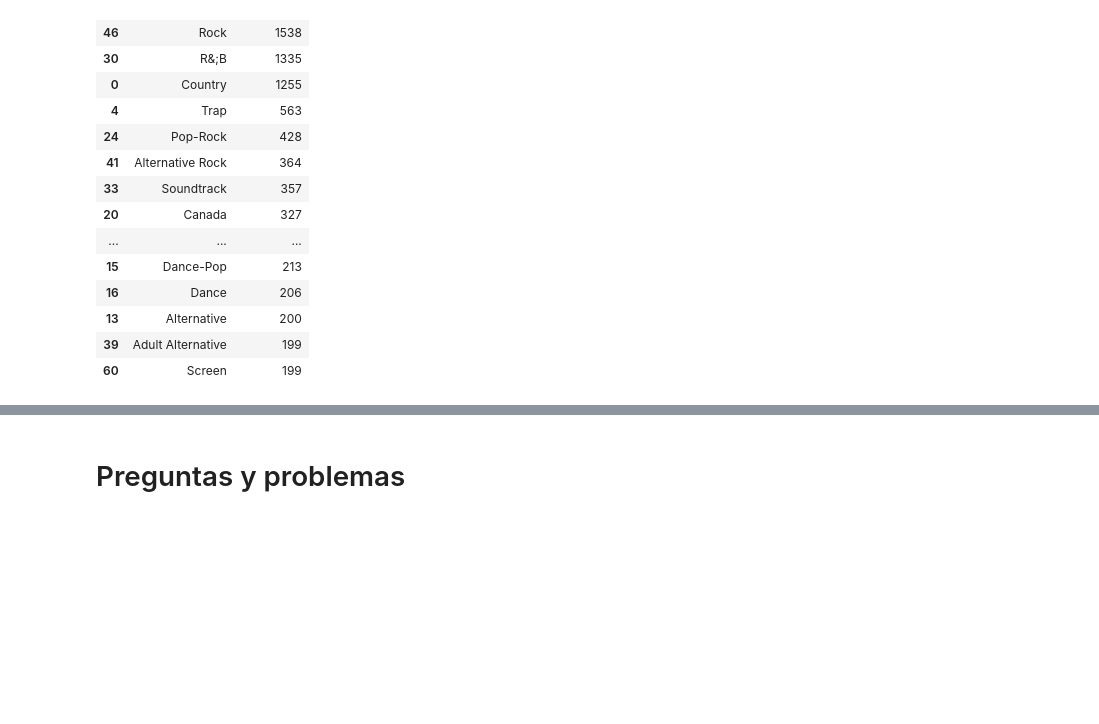
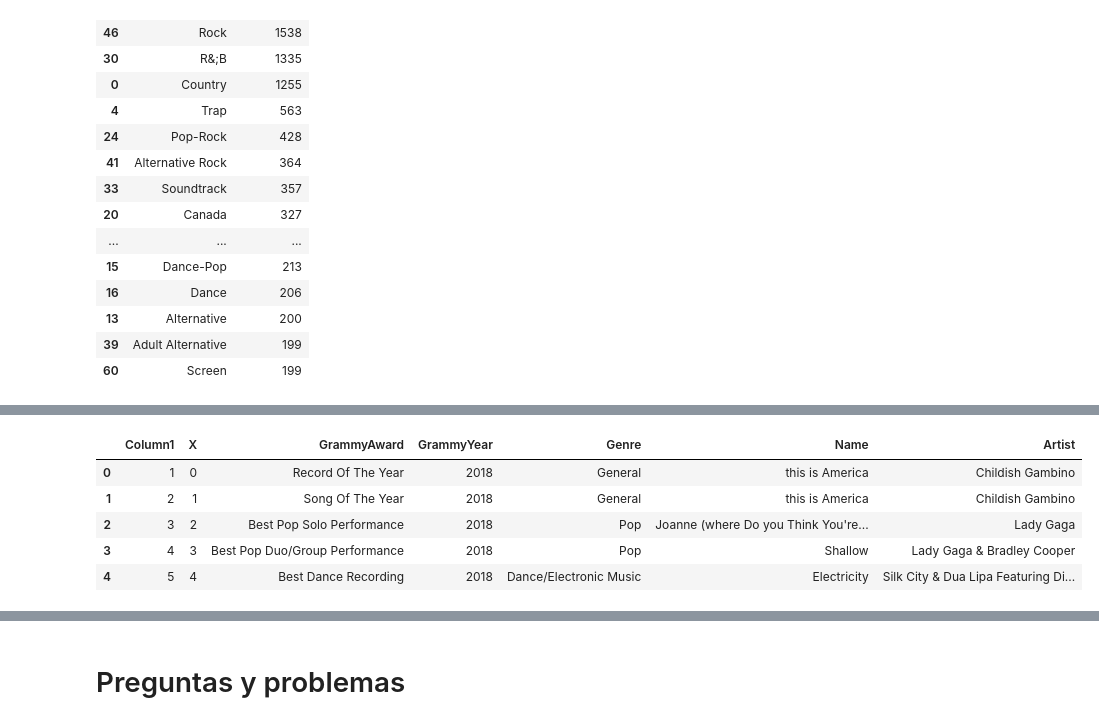
Before and after one commit to Litr0/Proyecto-Mineria, a Jupyter notebook: Hito1.ipynb, the cells around one changed output, grey strips where cells are left out. Drawn from its saved outputs; the diff is of its cells as text; code cells hidden in the pictures; blank space fills up the shorter version.

```diff
--- a/Hito1.ipynb
+++ b/Hito1.ipynb
@@ -106,0 +104,9 @@ ax = artist_p.plot.bar(x= 'Artist', y = 'Followers', stacked= True)
+# %%
+grammySongs.head()
+# %% [output]
+|  | Column1 | X | GrammyAward | GrammyYear | Genre | Name | Artist |
+| 0 | 1 | 0 | Record Of The Year | 2018 | General | this is America | Childish Gambino |
+| 1 | 2 | 1 | Song Of The Year | 2018 | General | this is America | Childish Gambino |
+| 2 | 3 | 2 | Best Pop Solo Performance | 2018 | Pop | Joanne (where Do you Think You're... | Lady Gaga |
+| 3 | 4 | 3 | Best Pop Duo/Group Performance | 2018 | Pop | Shallow | Lady Gaga & Bradley Cooper |
+| 4 | 5 | 4 | Best Dance Recording | 2018 | Dance/Electronic Music | Electricity | Silk City & Dua Lipa Featuring Di... |
```
Also changed, not shown: parts of 8 cells of this notebook.
